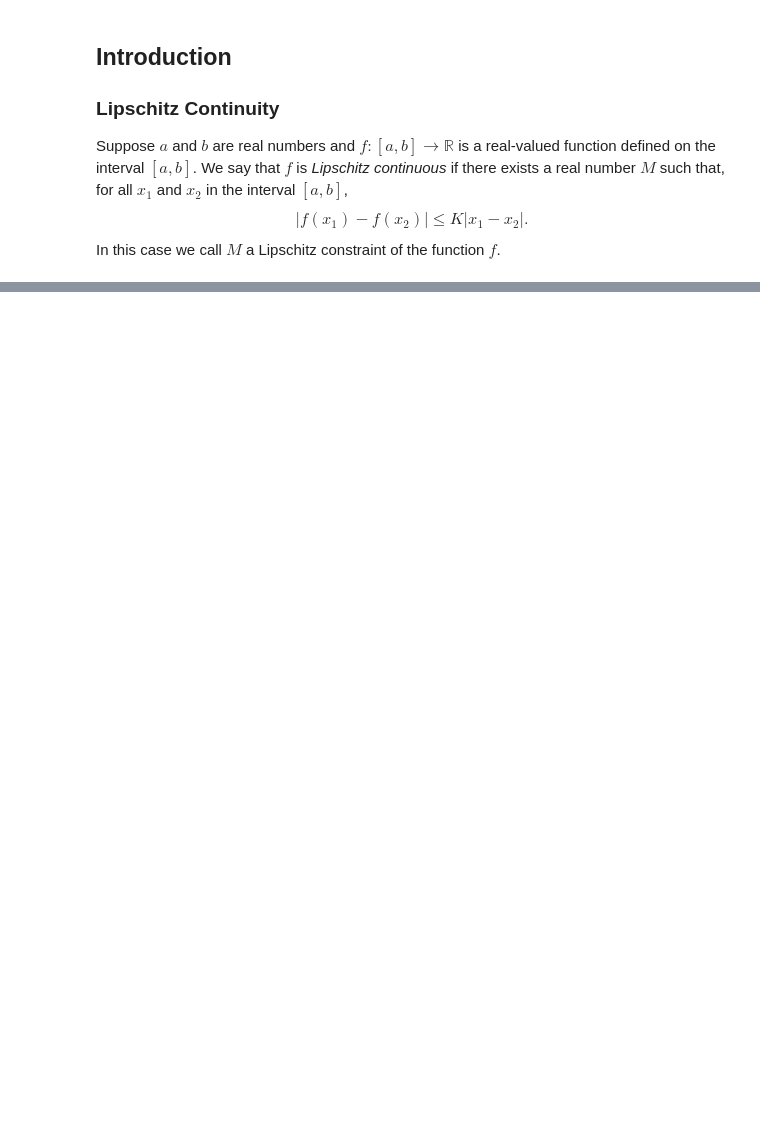
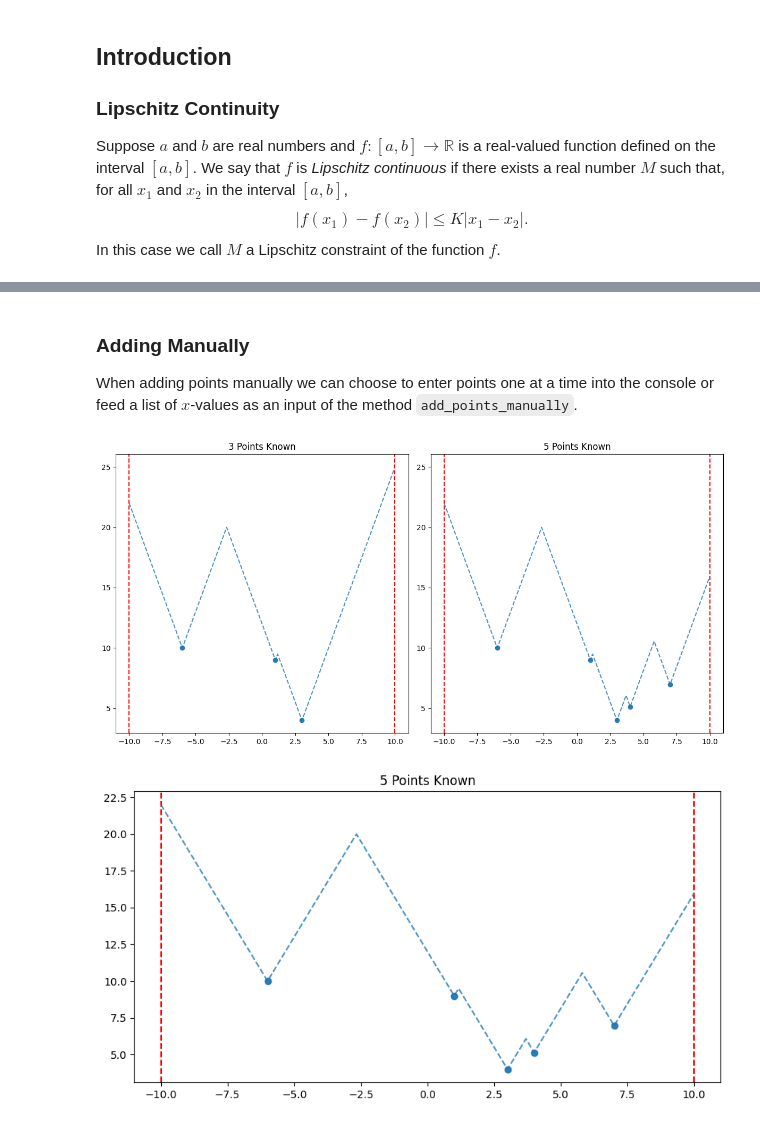
Before and after one commit to DevinGent/locating-maxima, a Jupyter notebook: tutorial.ipynb, the cells around one changed output, grey strips where cells are left out. Saved outputs shown, nothing was run; the diff lists cells and outputs as text; code cells hidden in the pictures; blank space fills up the shorter version.

```diff
--- a/tutorial.ipynb
+++ b/tutorial.ipynb
@@ -350,0 +134,15 @@ for i in temp_df.index:
+# %% [markdown]
+### Adding Manually
+
+When adding points manually we can choose to enter points one at a time into the console or feed a list of $x$-values as an input of the
+method `add_points_manually`.
+# %%
+# To add one at a time we input an integer for the parameter user_x.
+# Here we will instead use a list of explicit x-values we want to include.
+initialized.add_points_manually(function_type='random',user_x=[4,7])
+
+# Note that only one graph is added when add_points_manually is called this way.
+initialized.display_graphs(2)
+# %% [output]
+[figure, added]
+[figure, added]
```
Also changed, not shown: parts of 71 cells of this notebook, 1 other file.
